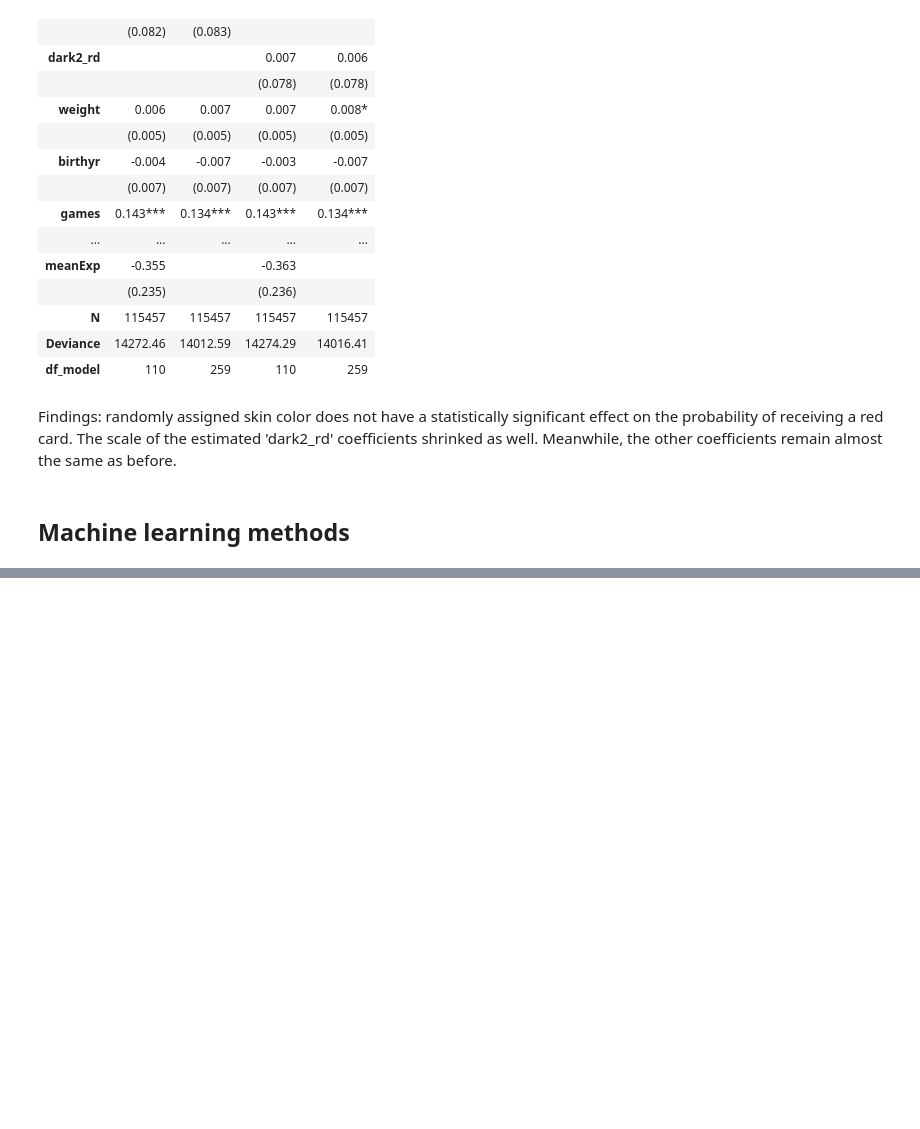
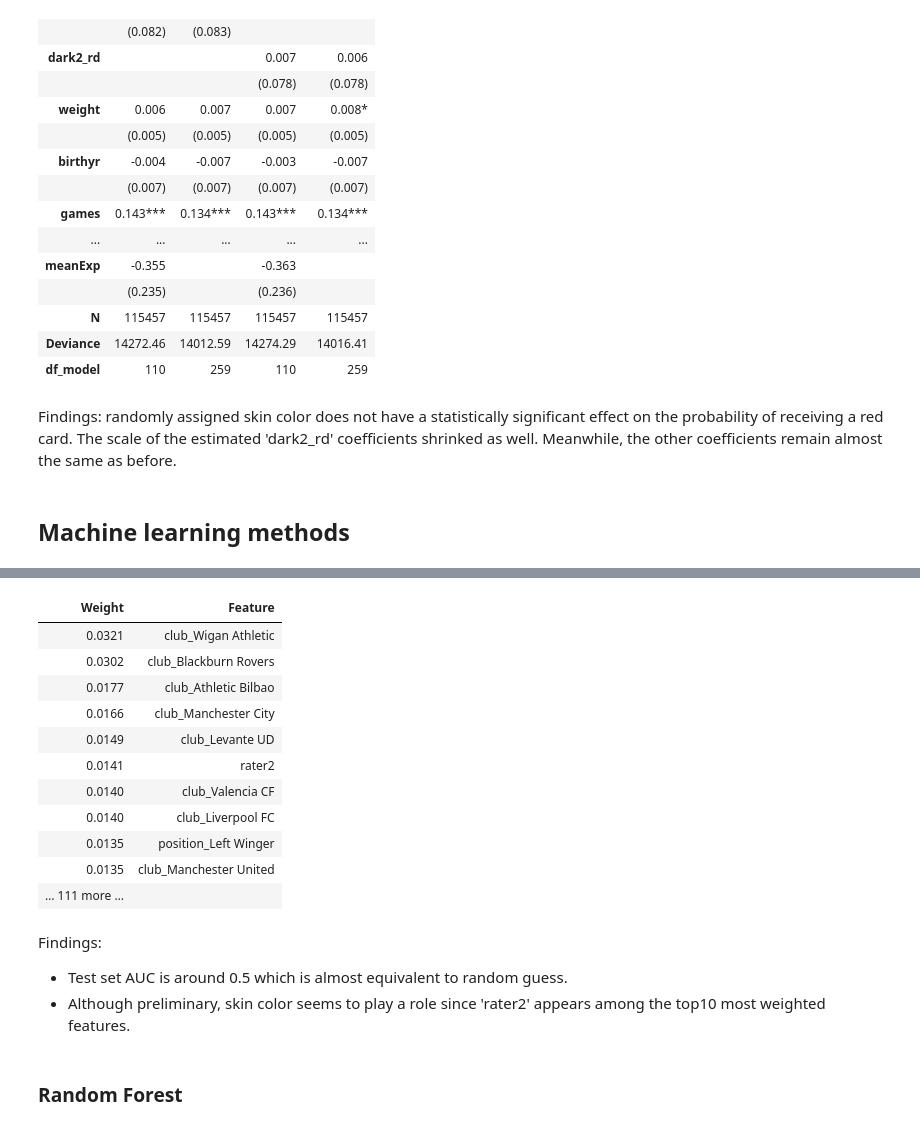
Before and after one commit to xnsue2020/redcards, a Jupyter notebook: redcard.ipynb, the cells around one changed output, grey strips where cells are left out. Saved outputs shown, nothing was run; the diff lists cells and outputs as text; code cells hidden in the pictures; blank space fills up the shorter version.

```diff
--- a/redcard.ipynb
+++ b/redcard.ipynb
@@ -778,0 +842,37 @@ Index(['playerShort', 'player', 'club', 'leagueCountry', 'birthday', 'height',
+# %%
+## Define column selector
+select_cat_feature = FunctionTransformer(lambda x: x[cat_list], validate=False)
+select_num_feature = FunctionTransformer(lambda x: x[num_list], validate=False)
+
+## Pipeline for categorical features
+cat_pipe = Pipeline([
+    ('selector', select_cat_feature),
+    ('imputer', SimpleImputer(strategy='constant', fill_value='missing')),
+    ('encoder', OneHotEncoder(handle_unknown='ignore', sparse=False)) ])
+
+## Pipeline for numerical features
+num_pipe = Pipeline([
+    ('selector', select_num_feature),
+    ('imputer', SimpleImputer(strategy='median')) ])
+
+## FeatureUnion: categorical + numerical data transformation
+union = FeatureUnion([
+    ('cat_transform', cat_pipe),
+    ('num_transform', num_pipe)])
+
+## Add estimator to the pipeline
+pipe = Pipeline([
+    ('union', union),
+    ('clf', xgb.XGBClassifier())])
+# %%
+## Option 1: train with default params
+
+## Perform cross-validation on training set
+cv_scores = cross_val_score(pipe, X_train, y_train, scoring='roc_auc', cv=4)
+print("Training set 4-fold AUC: ", np.mean(cv_scores))
+
+## Test set performance
+pipe.fit(X_train, y_train)
+y_test_pred = pipe.predict(X_test)
+test_score = roc_auc_score(y_test, y_test_pred)
+print("Test set AUC: ", test_score)
@@ -778,0 +915,24 @@ Index(['playerShort', 'player', 'club', 'leagueCountry', 'birthday', 'height',
+# %%
+onehot_cols = list(dict(pipe.named_steps['union'].transformer_list).get('cat_transform').named_steps['encoder'].get_feature_names(cat_list))
+all_cols = num_list + onehot_cols
+
+eli5.explain_weights(pipe.named_steps['clf'], top=10, feature_names=all_cols)
+# %% [output]
+| Weight | Feature |
+| 0.0321 | club_Wigan Athletic |
+| 0.0302 | club_Blackburn Rovers |
+| 0.0177 | club_Athletic Bilbao |
+| 0.0166 | club_Manchester City |
+| 0.0149 | club_Levante UD |
+| 0.0141 | rater2 |
+| 0.0140 | club_Valencia CF |
+| 0.0140 | club_Liverpool FC |
+| 0.0135 | position_Left Winger |
+| 0.0135 | club_Manchester United |
+| … 111 more … |  |
+# %% [markdown]
+Findings:
+- Test set AUC is around 0.5 which is almost equivalent to random guess.
+- Although preliminary, skin color seems to play a role since 'rater2' appears among the top10 most weighted features.
+# %% [markdown]
+### Random Forest
```
Also changed, not shown: parts of 10 cells of this notebook.
